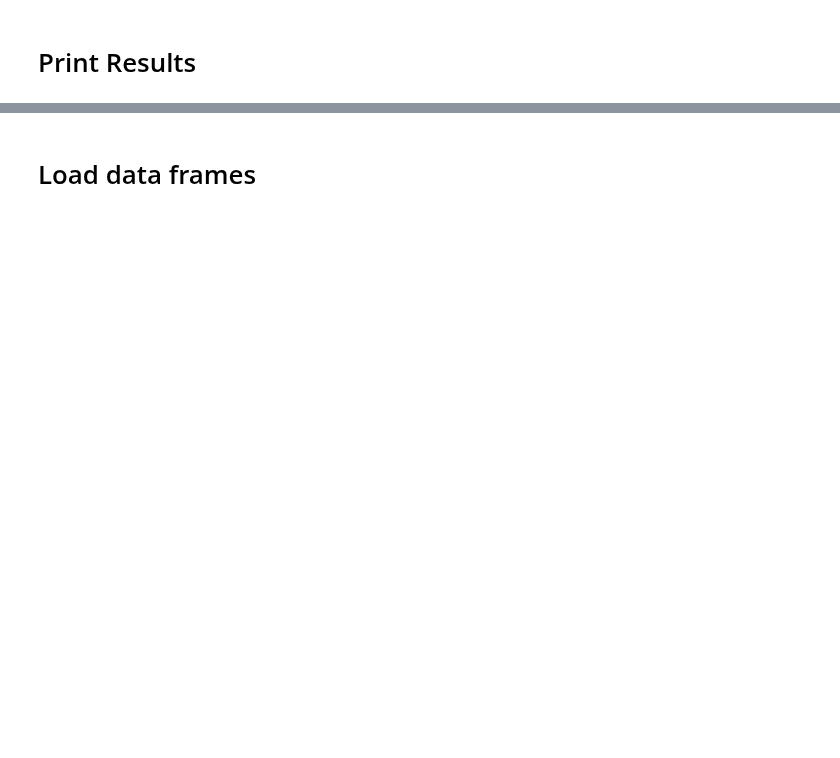
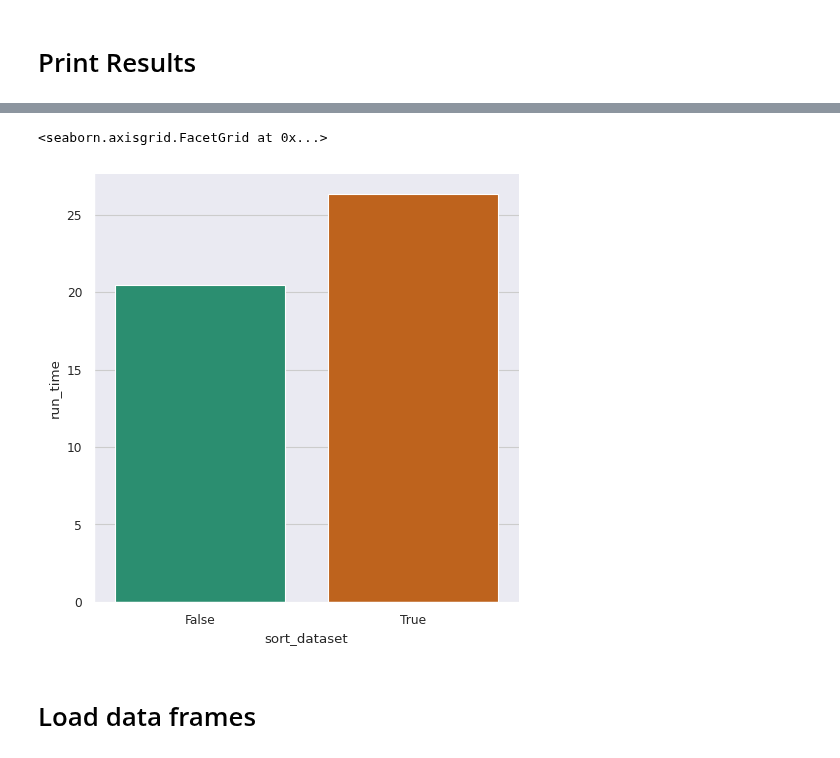
Before and after one commit to HydrofinLoewenherz/embedding-eval-framework, a Jupyter notebook: notebooks/main.ipynb, the cells around one changed output, grey strips where cells are left out. Drawn from its saved outputs; the diff is of its cells as text; code cells hidden in the pictures; blank space fills up the shorter version.

```diff
--- a/notebooks/main.ipynb
+++ b/notebooks/main.ipynb
@@ -103,3 +161,18 @@ for i, args in enumerate(experiment["args"]):
+# %%
+# mean score (bars) with/without sorted
+df_result_mean_ap = df_result.groupby(["sort_dataset"], as_index=False)["run_time"].mean().sort_values(by=['run_time'])
+# print(df_result_mean_ap)
+
+sns.catplot(
+    data=df_result_mean_ap,
+    x="sort_dataset",
+    y="run_time",
+    palette=palette,
+    kind = "bar"
+)
+# %% [output]
+<seaborn.axisgrid.FacetGrid at 0x...>
+[figure, added]
 # %%
 # mean score (bars)
 df_result_mean_ap = df_result.groupby(["epoch_graph_alpha", "epoch_graph_size"], as_index=False)["ap"].mean().sort_values(by=['ap'])
```
Also changed, not shown: parts of 13 cells of this notebook, 5 other files.
